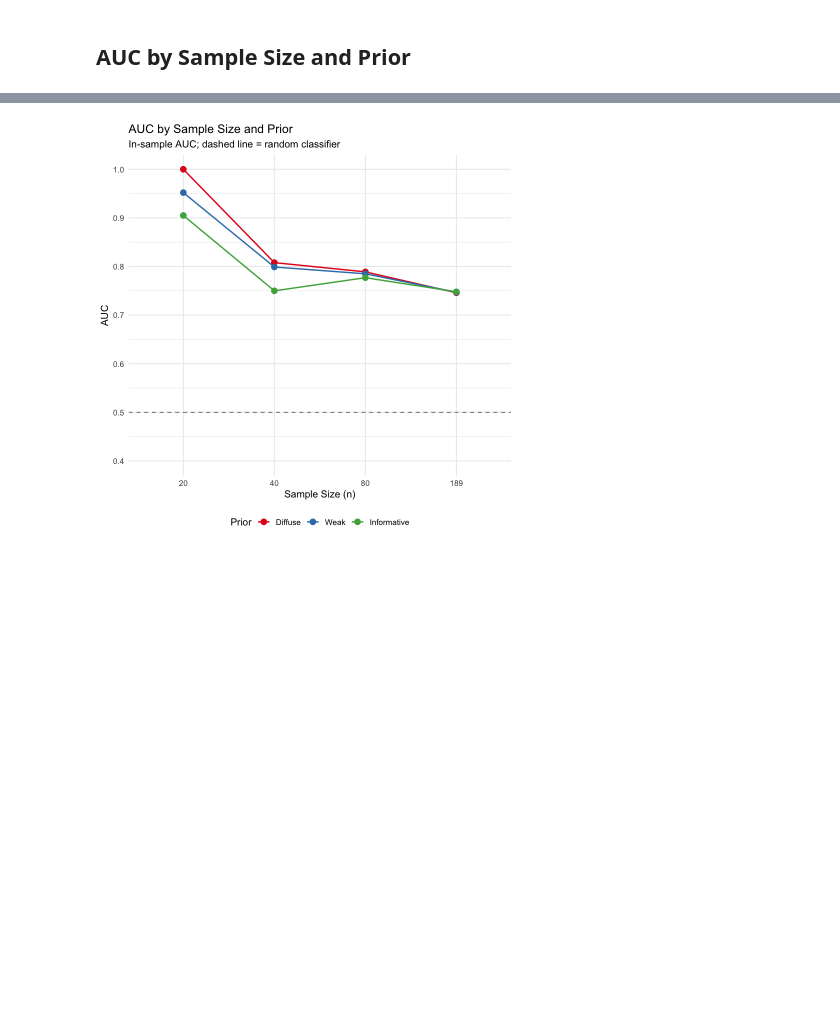
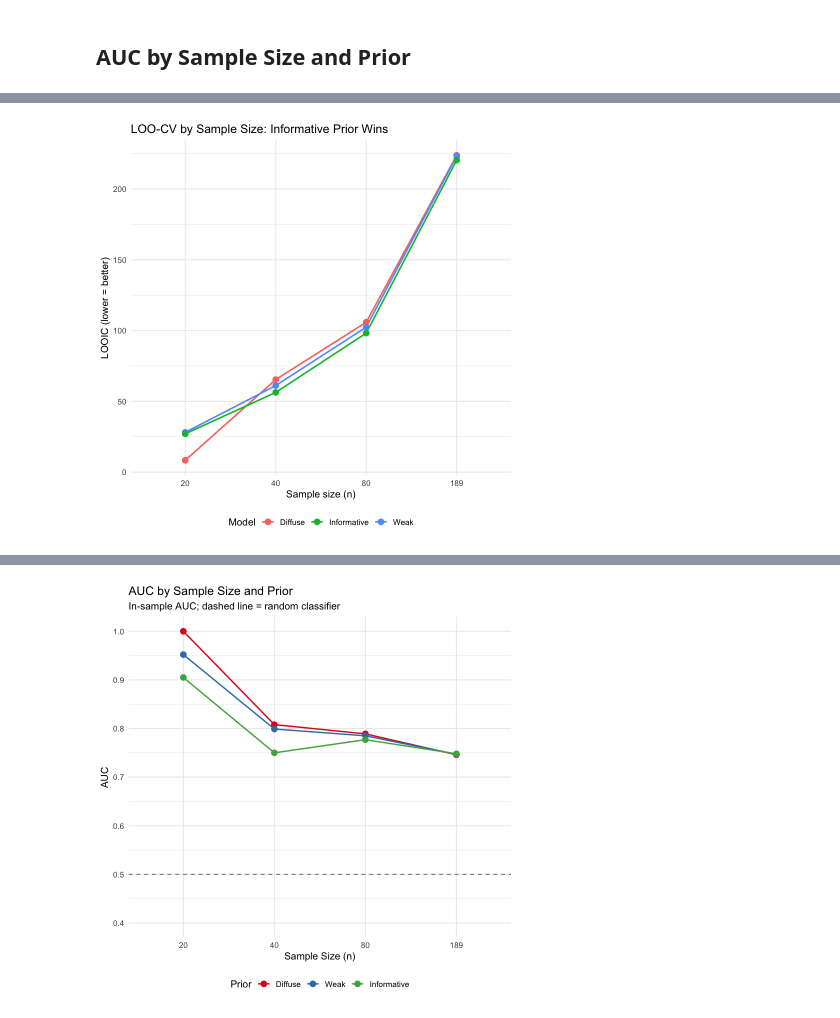
Before and after one commit to ShengPeiWilliam/bayesian-prior-sensitivity, a Jupyter notebook: code/birthwt_analysis.ipynb, the cells around one changed output, grey strips where cells are left out. Drawn from its saved outputs; the diff is of its cells as text; code cells hidden in the pictures; blank space fills up the shorter version.

```diff
--- a/code/birthwt_analysis.ipynb
+++ b/code/birthwt_analysis.ipynb
@@ -601,0 +780,9 @@ print(df.auc, row.names = FALSE)
+# %%
+df.auc %>%
+  ggplot(aes(factor(n), LOOIC, color = Model, group = Model)) +
+  geom_line(linewidth = 0.9) + geom_point(size = 3) +
+  labs(title = "LOO-CV by Sample Size: Informative Prior Wins",
+       x = "Sample size (n)", y = "LOOIC (lower = better)") +
+  theme_minimal(base_size = 12) + theme(legend.position = "bottom")
+# %% [output]
+[figure, added]
```
Also changed, not shown: parts of 12 cells of this notebook.
